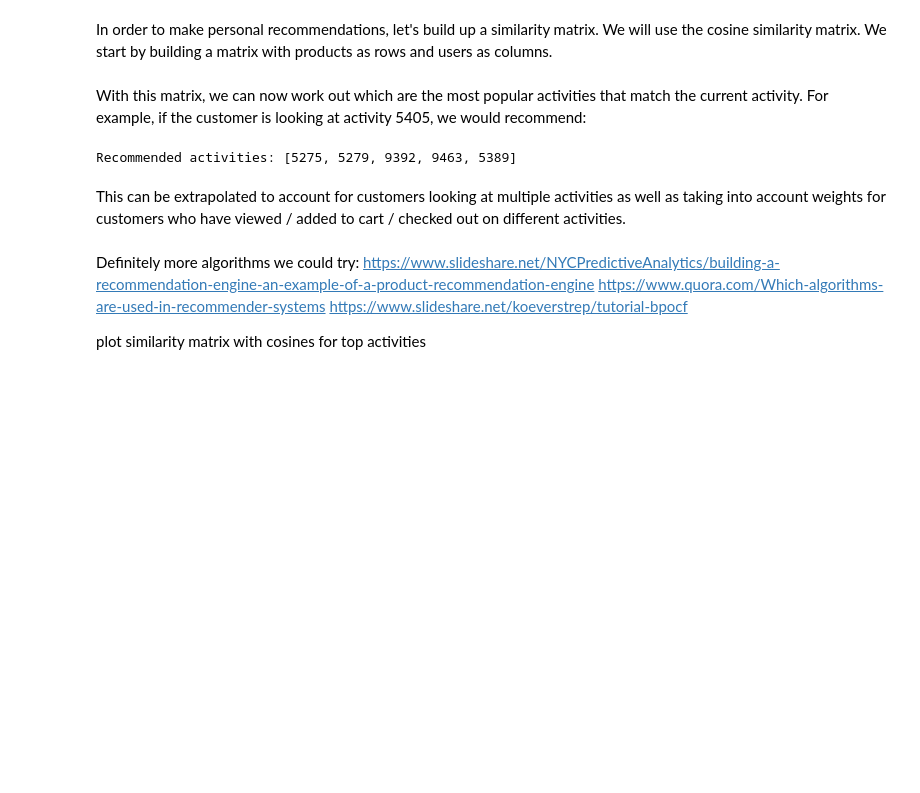
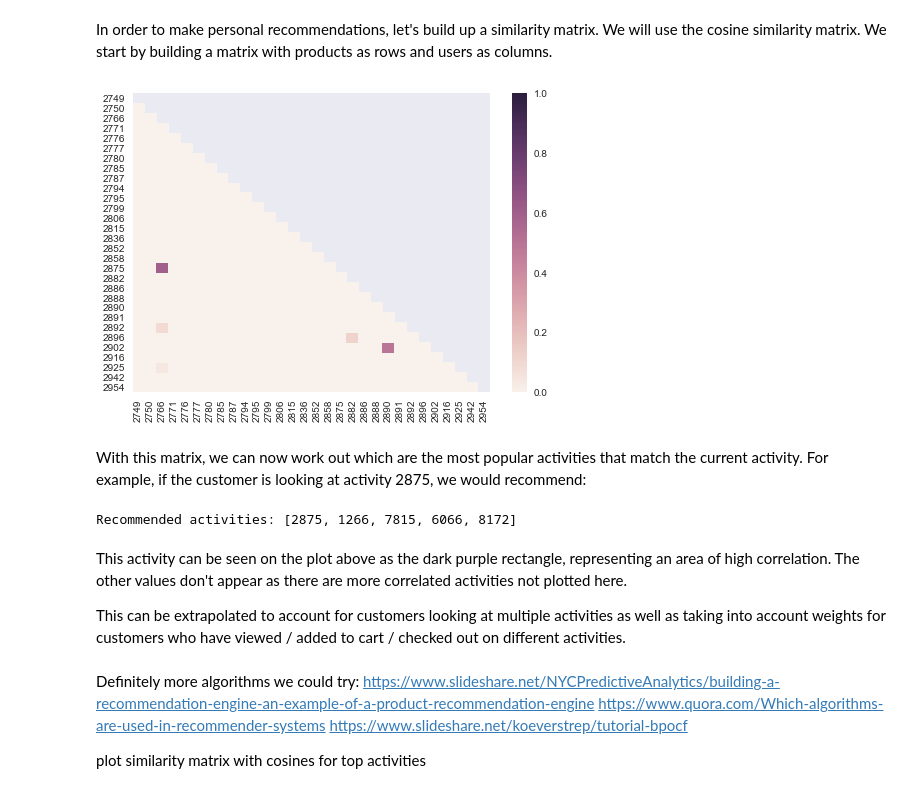
Before and after one commit to jyesawtellrickson/ecommerce-cross-sell, a Jupyter notebook: cross-sell analysis.ipynb, the cells around one changed output. Cells and saved outputs as stored; diff of their text form; code cells hidden in the pictures; blank space fills up the shorter version.

```diff
--- a/cross-sell analysis.ipynb
+++ b/cross-sell analysis.ipynb
@@ -226,16 +218,29 @@ similarities = cosine_similarity(cosine_matrix.values)
 similarities_df = pd.DataFrame(similarities,
                                index=data.activity_id.sort_values().unique(),
                                columns=data.activity_id.sort_values().unique())
+# %%
+import numpy as np
+vals = 220
+vale = 250
+mask = np.zeros_like(similarities[vals:vale,vals:vale])
+mask[np.triu_indices_from(mask)] = True
+
+sns.heatmap(similarities_df.iloc[vals:vale,vals:vale], mask=mask)
+sns.plt.show()
+# %% [output]
+[figure, added]
 # %% [markdown]
-With this matrix, we can now work out which are the most popular activities that match the current activity. For example, if the customer is looking at activity 5405, we would recommend:
+With this matrix, we can now work out which are the most popular activities that match the current activity. For example, if the customer is looking at activity 2875, we would recommend:
 # %%
 def similar_activities(activity, num=5):
     return list(filter(lambda a: a != activity, similarities_df[activity].sort_values(ascending=False)[:num+1].index.tolist()))[:num]
 
-print("Recommended activities: {0}".format(similar_activities(5405)))
+print("Recommended activities: {0}".format(similar_activities(2766)))
 # %% [output]
-Recommended activities: [5275, 5279, 9392, 9463, 5389]
+Recommended activities: [2875, 1266, 7815, 6066, 8172]
 # %% [markdown]
+This activity can be seen on the plot above as the dark purple rectangle, representing an area of high correlation. The other values don't appear as there are more correlated activities not plotted here.
+
 This can be extrapolated to account for customers looking at multiple activities as well as taking into account weights for customers who have viewed / added to cart / checked out on different activities.
 # %% [markdown]
 Definitely more algorithms we could try: https://www.slideshare.net/NYCPredictiveAnalytics/building-a-recommendation-engine-an-example-of-a-product-recommendation-engine
```
Also changed, not shown: parts of 5 cells of this notebook.
